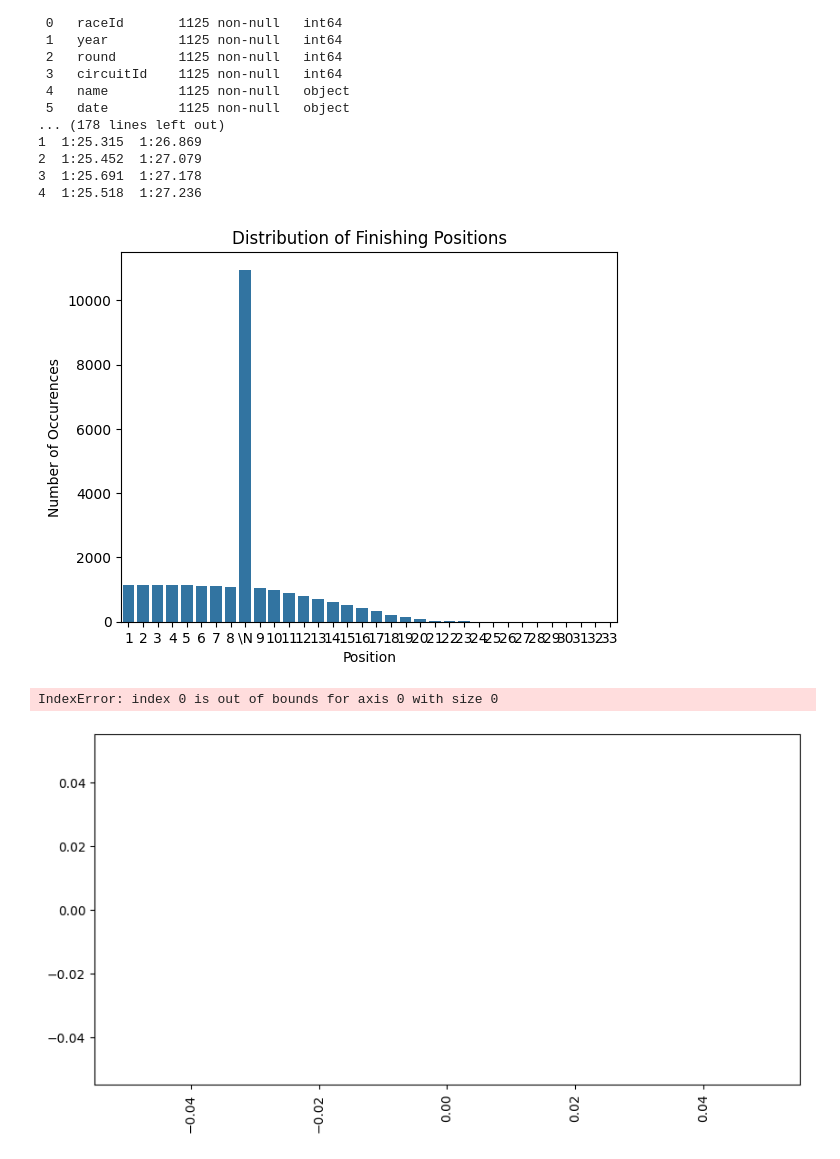
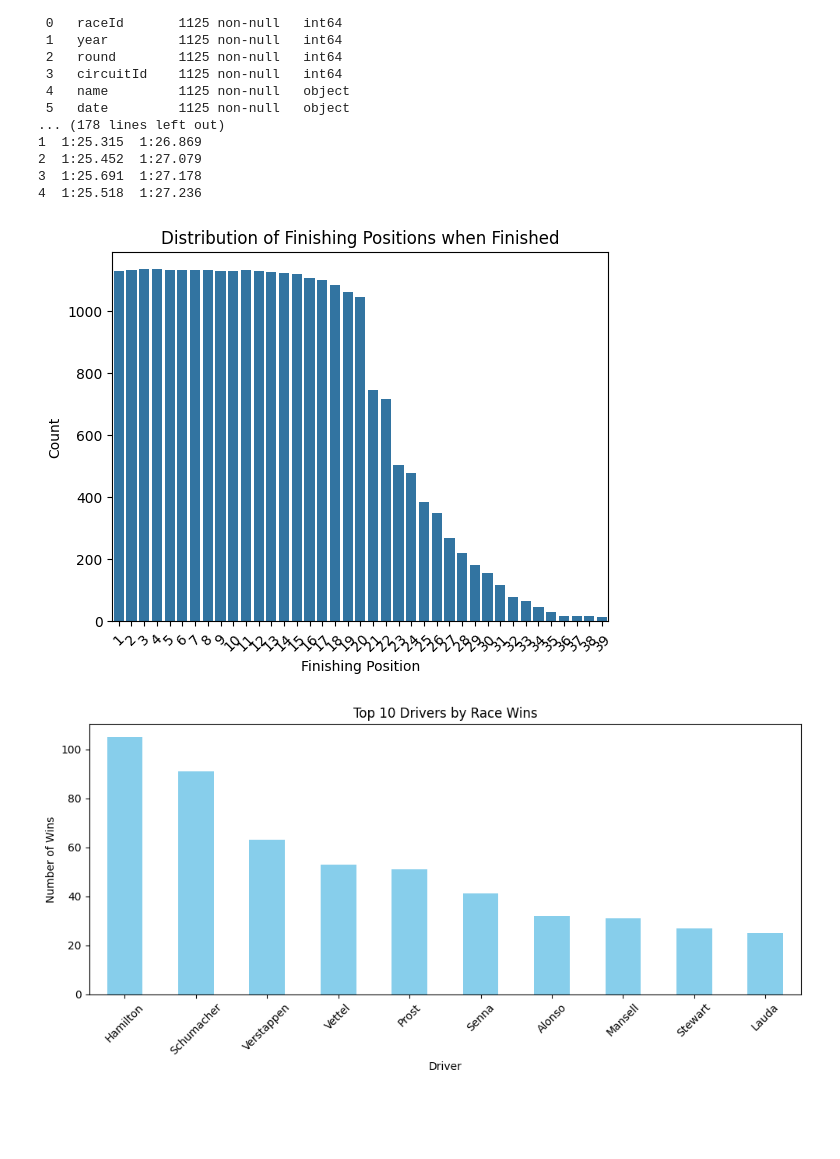
Before and after one commit to Dill-Pickle09/F1MLmodel, a Jupyter notebook: notebooks/02_EDA.ipynb, the cells around one changed output. Cells and saved outputs as stored; diff of their text form; code cells hidden in the pictures; blank space fills up the shorter version.

```diff
--- a/notebooks/02_EDA.ipynb
+++ b/notebooks/02_EDA.ipynb
@@ -47,26 +47,33 @@ Data columns (total 18 columns):
 3  1:25.691  1:27.178
 4  1:25.518  1:27.236
 # %%
-sns.countplot(x='position', data=df_results)
-plt.title("Distribution of Finishing Positions")
-plt.xlabel("Position")
-plt.ylabel("Number of Occurences")
+#Finishing position
+
+finish_only = df_results[df_results['positionOrder'] > 0]
+
+sns.countplot(x='positionOrder', data=finish_only)
+plt.title("Distribution of Finishing Positions when Finished")
+plt.xlabel("Finishing Position")
+plt.ylabel("Count")
+plt.xticks(rotation=45)
 plt.show()
 # %% [output]
-[figure, old version]
+[figure, new version]
 # %%
-top_drivers = df_results[df_results['position']==1]['driverId'].value_counts()
+#Drivers ranked by race wins
+
+
+top_drivers = df_results[df_results['positionOrder']==1]['driverId'].value_counts()
 driver_id_to_name = dict(zip(df_drivers['driverId'], df_drivers['surname']))
 top_drivers.index = top_drivers.index.map(driver_id_to_name)
 top_drivers = top_drivers.dropna()
 
 top_drivers.head(10).plot(kind='bar', figsize=(10,5), color='skyblue')
 plt.title("Top 10 Drivers by Race Wins")
 plt.xlabel("Driver")
 plt.ylabel("Number of Wins")
 plt.xticks(rotation=45)
 plt.tight_layout()
 plt.show()
 # %% [output]
-IndexError: index 0 is out of bounds for axis 0 with size 0
-[figure, old version]
+[figure, new version]
```
Also changed, not shown: parts of 2 cells of this notebook, 1 other file.
